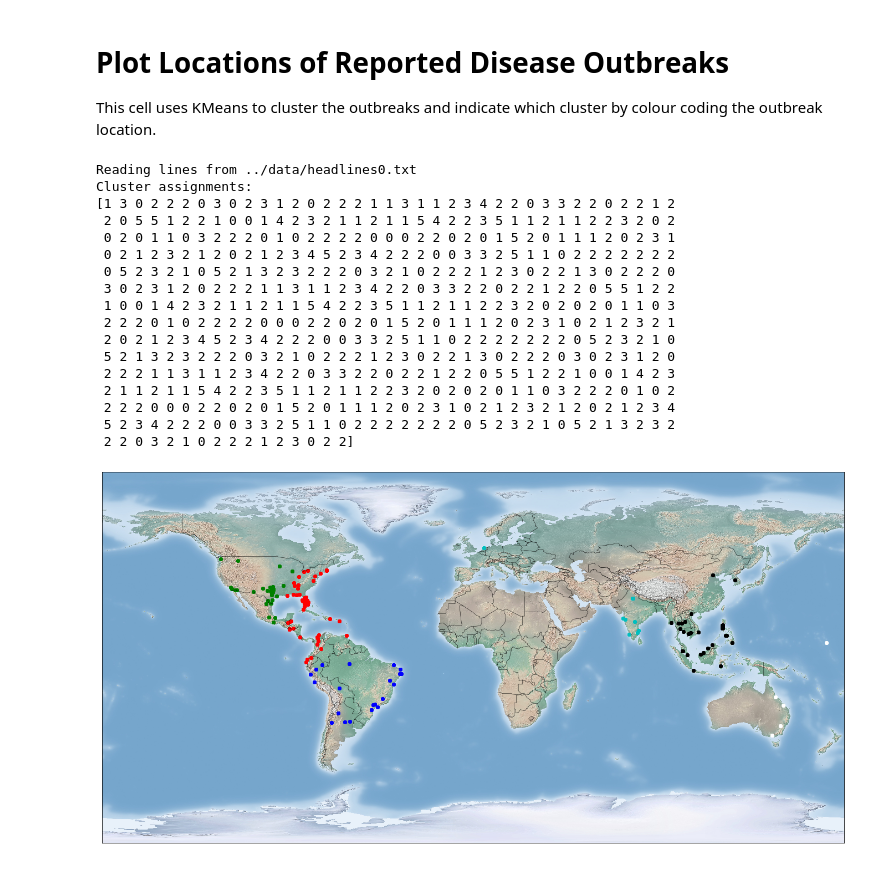
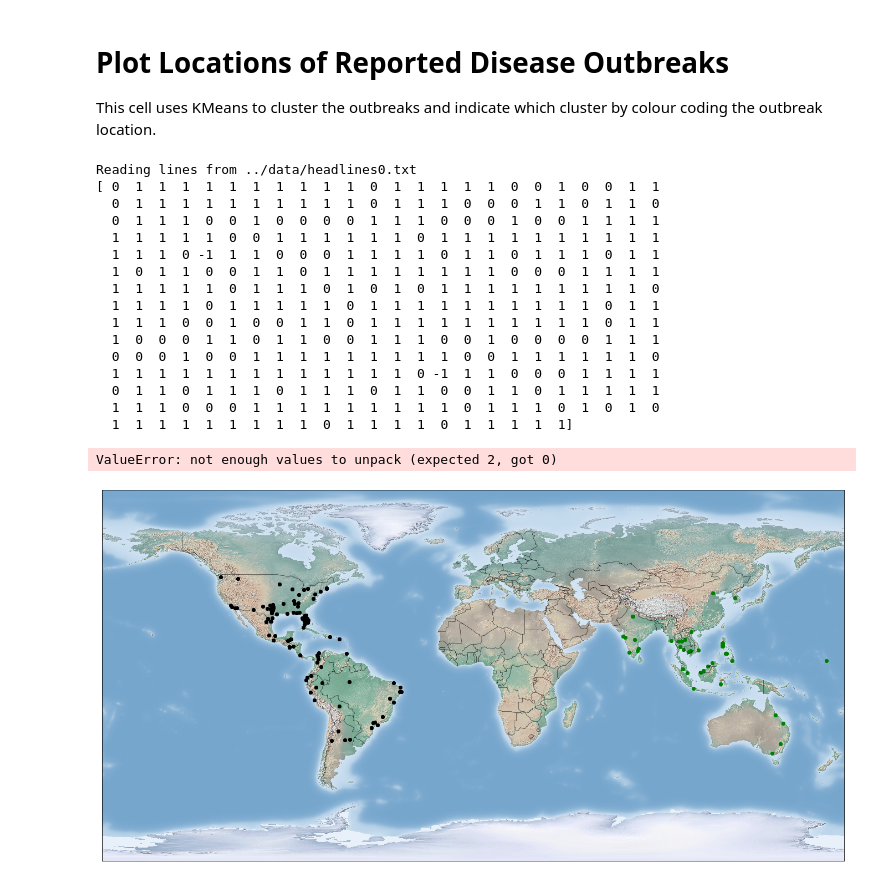
Before and after one commit to kwatkins973/Discovering-Disease-Outbreaks-from-News-Headlines, a Jupyter notebook: Clustering Headlines Based on Location.ipynb, the cells around one changed output. Cells and saved outputs as stored; diff of their text form; code cells hidden in the pictures.

```diff
--- a/Clustering Headlines Based on Location.ipynb
+++ b/Clustering Headlines Based on Location.ipynb
@@ -94,6 +95,9 @@ dbpassword="abidex123"                           # password for user
 #################################################################################
 colour_array = ['g', 'k', 'r', 'b', 'w', 'v']
 num_kmeans_clusters = 6
+
+epsilon = 50
+min_points =  5
 # %% [markdown]
 # Setup
 
@@ -752,52 +759,58 @@ def create_map(locations, assigned_clusters):
     fig = plt.figure(figsize=(24, 18))
     map_plotter = Basemap()
     map_plotter.drawcountries()
     map_plotter.shadedrelief()
 
     #map_plotter.scatter(locations[1], locations[0], latlon=True)
 
     for cls_index in range(num_kmeans_clusters):
         selected_locns = [locations[i] for i in range(len(locations))
                           if cls_index == assigned_clusters[i]]
         lats,longs = np.array(selected_locns).T
         map_plotter.scatter(longs, lats,
                     color=['g', 'k', 'r', 'b', 'w', 'c'][cls_index])
 
     plt.show()
 
-def get_coordinates(disease = "Influenza"):
-    return ( illness_data[illness_data['Diseases'].apply((lambda x: disease in x) )] [['Latitude', 'Longitude']]  )
+def cluster_using_kmeans(coords):
+    cluster_model = KMeans(n_clusters=num_kmeans_clusters)
+    assigned_clusters = cluster_model.fit_predict(coords)
+    return assigned_clusters
 
-def cluster(coords):
-    cluster_model = KMeans(n_clusters=num_kmeans_clusters)
+def cluster_using_dbscan(coords):
+    global epsilon, min_points
+    cluster_model = DBSCAN(eps=epsilon, min_samples=min_points)
     assigned_clusters = cluster_model.fit_predict(coords)
     return assigned_clusters
 
 def main():
     read_hedlines_file()
     c = get_coordinates('Zika')
     c = c[c['Latitude'] != 90]
-    ac = cluster(c)
+    # Choose between kmeans or dbscan
+    #ac = cluster_using_kmeans(c)
+    ac = cluster_using_dbscan(c)
+    print(ac)
     create_map(c.values.tolist(), ac)
 
 if __name__ == '__main__':
     main()
 # %% [output]
 Reading lines from ../data/headlines0.txt
-Cluster assignments:
-[1 3 0 2 2 2 0 3 0 2 3 1 2 0 2 2 2 1 1 3 1 1 2 3 4 2 2 0 3 3 2 2 0 2 2 1 2
- 2 0 5 5 1 2 2 1 0 0 1 4 2 3 2 1 1 2 1 1 5 4 2 2 3 5 1 1 2 1 1 2 2 3 2 0 2
- 0 2 0 1 1 0 3 2 2 2 0 1 0 2 2 2 2 0 0 0 2 2 0 2 0 1 5 2 0 1 1 1 2 0 2 3 1
- 0 2 1 2 3 2 1 2 0 2 1 2 3 4 5 2 3 4 2 2 2 0 0 3 3 2 5 1 1 0 2 2 2 2 2 2 2
- 0 5 2 3 2 1 0 5 2 1 3 2 3 2 2 2 0 3 2 1 0 2 2 2 1 2 3 0 2 2 1 3 0 2 2 2 0
- 3 0 2 3 1 2 0 2 2 2 1 1 3 1 1 2 3 4 2 2 0 3 3 2 2 0 2 2 1 2 2 0 5 5 1 2 2
- 1 0 0 1 4 2 3 2 1 1 2 1 1 5 4 2 2 3 5 1 1 2 1 1 2 2 3 2 0 2 0 2 0 1 1 0 3
- 2 2 2 0 1 0 2 2 2 2 0 0 0 2 2 0 2 0 1 5 2 0 1 1 1 2 0 2 3 1 0 2 1 2 3 2 1
- 2 0 2 1 2 3 4 5 2 3 4 2 2 2 0 0 3 3 2 5 1 1 0 2 2 2 2 2 2 2 0 5 2 3 2 1 0
- 5 2 1 3 2 3 2 2 2 0 3 2 1 0 2 2 2 1 2 3 0 2 2 1 3 0 2 2 2 0 3 0 2 3 1 2 0
- 2 2 2 1 1 3 1 1 2 3 4 2 2 0 3 3 2 2 0 2 2 1 2 2 0 5 5 1 2 2 1 0 0 1 4 2 3
- 2 1 1 2 1 1 5 4 2 2 3 5 1 1 2 1 1 2 2 3 2 0 2 0 2 0 1 1 0 3 2 2 2 0 1 0 2
- 2 2 2 0 0 0 2 2 0 2 0 1 5 2 0 1 1 1 2 0 2 3 1 0 2 1 2 3 2 1 2 0 2 1 2 3 4
- 5 2 3 4 2 2 2 0 0 3 3 2 5 1 1 0 2 2 2 2 2 2 2 0 5 2 3 2 1 0 5 2 1 3 2 3 2
- 2 2 0 3 2 1 0 2 2 2 1 2 3 0 2 2]
+[ 0  1  1  1  1  1  1  1  1  1  1  0  1  1  1  1  1  0  0  1  0  0  1  1
+  0  1  1  1  1  1  1  1  1  1  1  0  1  1  1  0  0  0  1  1  0  1  1  0
+  0  1  1  1  0  0  1  0  0  0  0  1  1  1  0  0  0  1  0  0  1  1  1  1
+  1  1  1  1  1  0  0  1  1  1  1  1  1  0  1  1  1  1  1  1  1  1  1  1
+  1  1  1  0 -1  1  1  0  0  0  1  1  1  1  0  1  1  0  1  1  1  0  1  1
+  1  0  1  1  0  0  1  1  0  1  1  1  1  1  1  1  1  0  0  0  1  1  1  1
+  1  1  1  1  1  0  1  1  1  0  1  0  1  0  1  1  1  1  1  1  1  1  1  0
+  1  1  1  1  0  1  1  1  1  1  0  1  1  1  1  1  1  1  1  1  1  0  1  1
+  1  1  1  0  0  1  0  0  1  1  0  1  1  1  1  1  1  1  1  1  1  0  1  1
+  1  0  0  0  1  1  0  1  1  0  0  1  1  1  0  0  1  0  0  0  0  1  1  1
+  0  0  0  1  0  0  1  1  1  1  1  1  1  1  1  0  0  1  1  1  1  1  1  0
+  1  1  1  1  1  1  1  1  1  1  1  1  1  0 -1  1  1  0  0  0  1  1  1  1
+  0  1  1  0  1  1  1  0  1  1  1  0  1  1  0  0  1  1  0  1  1  1  1  1
+  1  1  1  0  0  0  1  1  1  1  1  1  1  1  1  0  1  1  1  0  1  0  1  0
+  1  1  1  1  1  1  1  1  1  0  1  1  1  1  0  1  1  1  1  1]
+ValueError: not enough values to unpack (expected 2, got 0)
-[figure, old version]
+[figure, new version]
```
Also changed, not shown: parts of 3 cells of this notebook.
